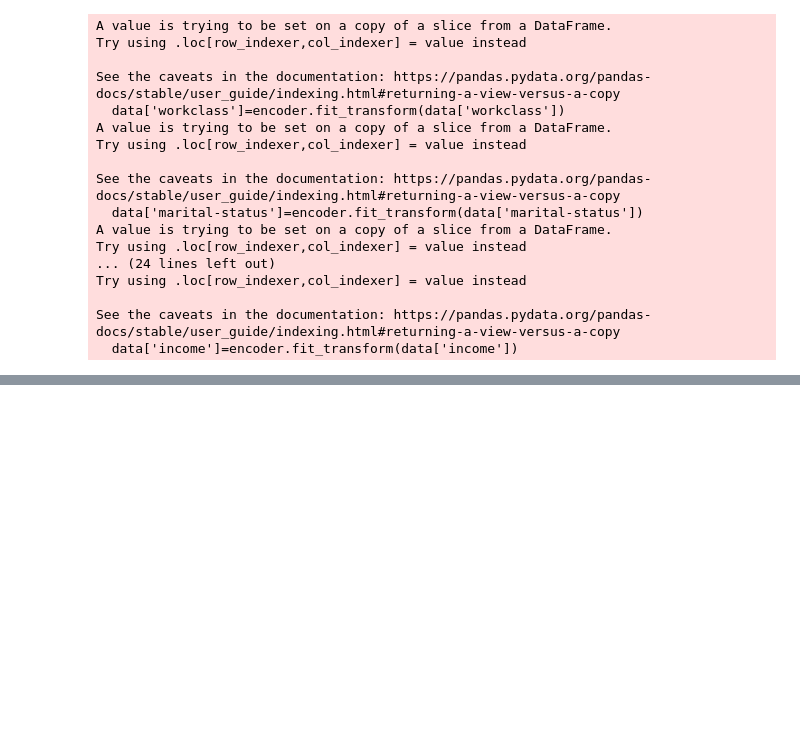
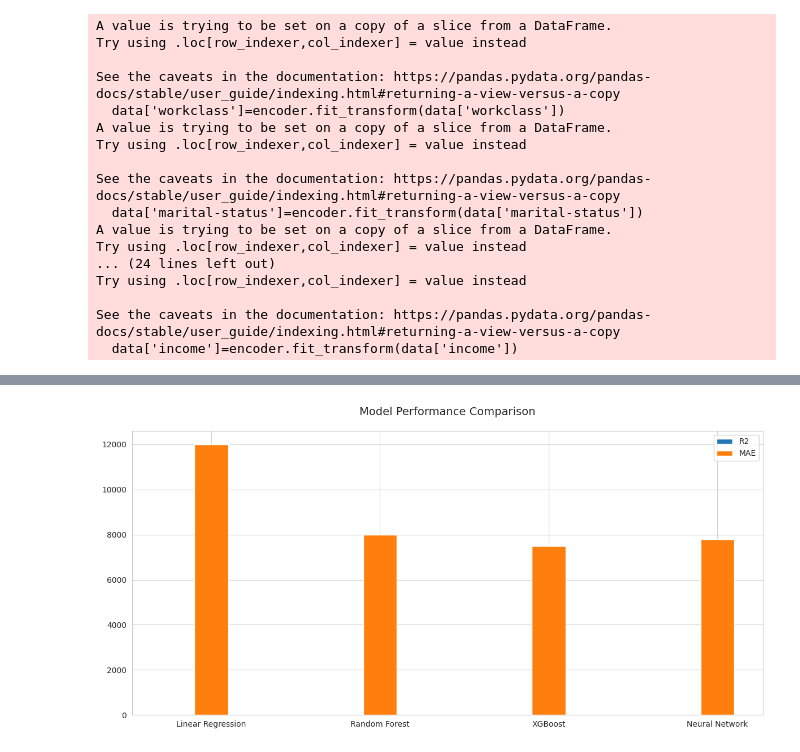
Before and after one commit to farrakhnizam786/salary_prediction-model-using-machine-learning-IBM-internship-, a Jupyter notebook: Employee_salary_pridiction.ipynb, the cells around one changed output, grey strips where cells are left out. Saved outputs shown, nothing was run; the diff lists cells and outputs as text; code cells hidden in the pictures; blank space fills up the shorter version.

```diff
--- a/Employee_salary_pridiction.ipynb
+++ b/Employee_salary_pridiction.ipynb
@@ -413,0 +636,34 @@ x
+# %%
+import matplotlib.pyplot as plt
+import numpy as np
+import seaborn as sns
+
+# Sample results (replace with your actual metrics)
+results = {
+    "Linear Regression": {"R2": 0.72, "MAE": 12000},
+    "Random Forest": {"R2": 0.85, "MAE": 8000},
+    "XGBoost": {"R2": 0.87, "MAE": 7500},
+    "Neural Network": {"R2": 0.86, "MAE": 7800}
+}
+
+# Set style
+sns.set_style("whitegrid")
+plt.figure(figsize=(12, 6))
+
+# Multiple metrics comparison
+metrics = ["R2", "MAE"]
+x = np.arange(len(results))
+
+for i, metric in enumerate(metrics):
+    plt.bar(x + i*0.2,
+            [v[metric] for v in results.values()],
+            width=0.2,
+            label=metric)
+
+plt.xticks(x + 0.2, results.keys())
+plt.title("Model Performance Comparison", fontsize=14, pad=20)
+plt.legend()
+plt.tight_layout()
+plt.show()
+# %% [output]
+[figure, added]
```
Also changed, not shown: parts of 39 cells of this notebook.
